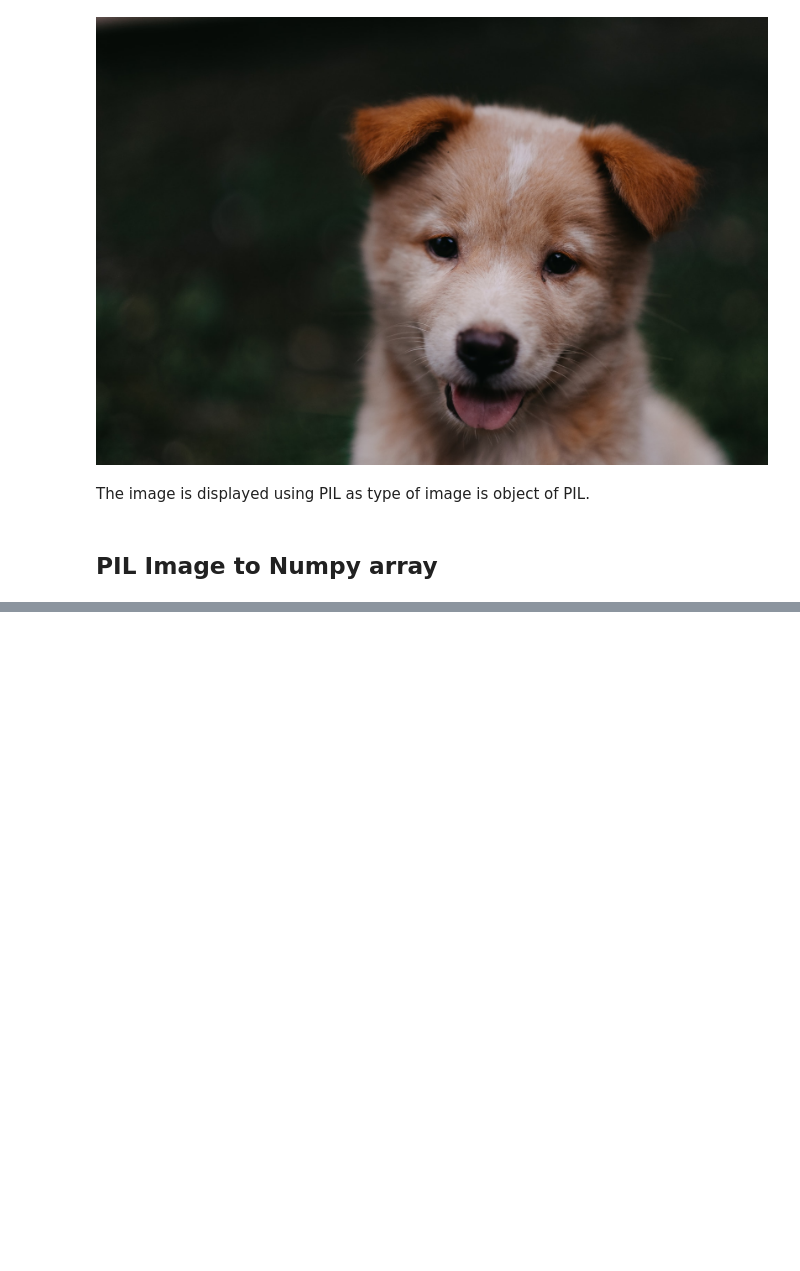
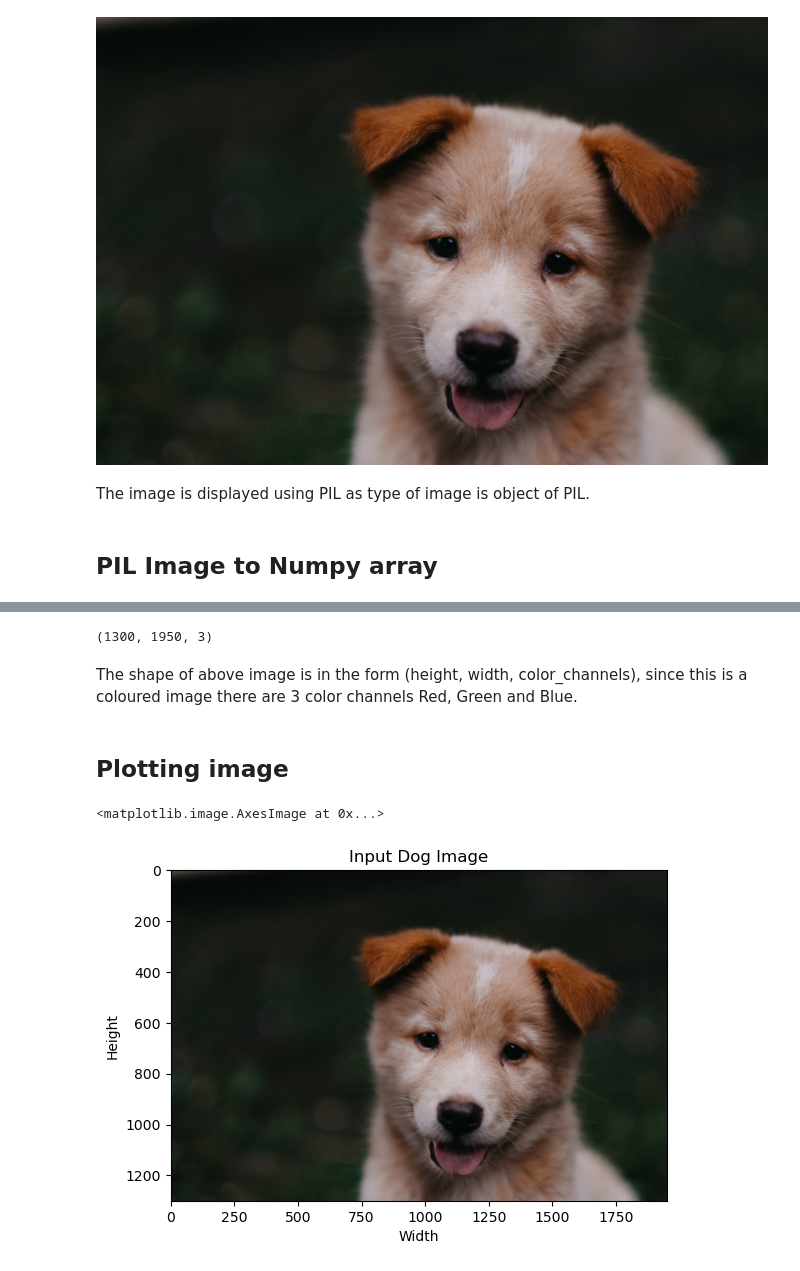
Before and after one commit to hrithik-data-bot/image-processing-notebooks, a Jupyter notebook: notebooks/001-images-using-numpy.ipynb, the cells around one changed output, grey strips where cells are left out. Drawn from its saved outputs; the diff is of its cells as text; code cells hidden in the pictures; blank space fills up the shorter version.

Commit message:
image pixels using matplotlib

```diff
--- a/notebooks/001-images-using-numpy.ipynb
+++ b/notebooks/001-images-using-numpy.ipynb
@@ -23,4 +23,5 @@ The image is displayed using PIL as type of image is object of PIL.
 # %% [markdown]
 ## PIL Image to Numpy array
 # %%
-image_arr =
+image_arr = np.asarray(image)
+image_arr
@@ -26,0 +46,14 @@ image_arr =
+# %%
+image_arr.shape
+# %% [output]
+(1300, 1950, 3)
+# %% [markdown]
+The shape of above image is in the form (height, width, color_channels), since this is a coloured image there are 3 color channels Red, Green and Blue.
+# %% [markdown]
+## Plotting image
+# %%
+plt.xlabel('Width'); plt.ylabel('Height'), plt.title('Input Dog Image')
+plt.imshow(image_arr)
+# %% [output]
+<matplotlib.image.AxesImage at 0x...>
+[figure, added]
```
Also changed, not shown: parts of 1 cell of this notebook.
